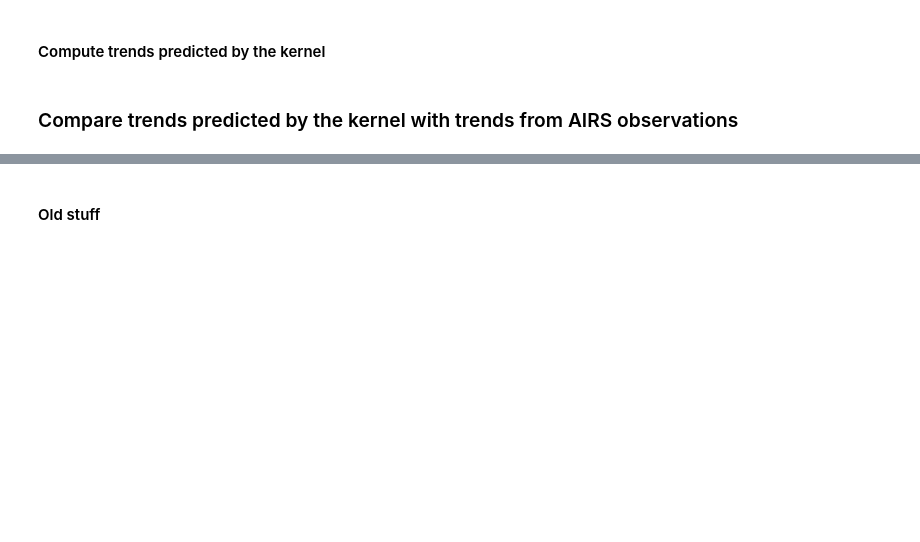
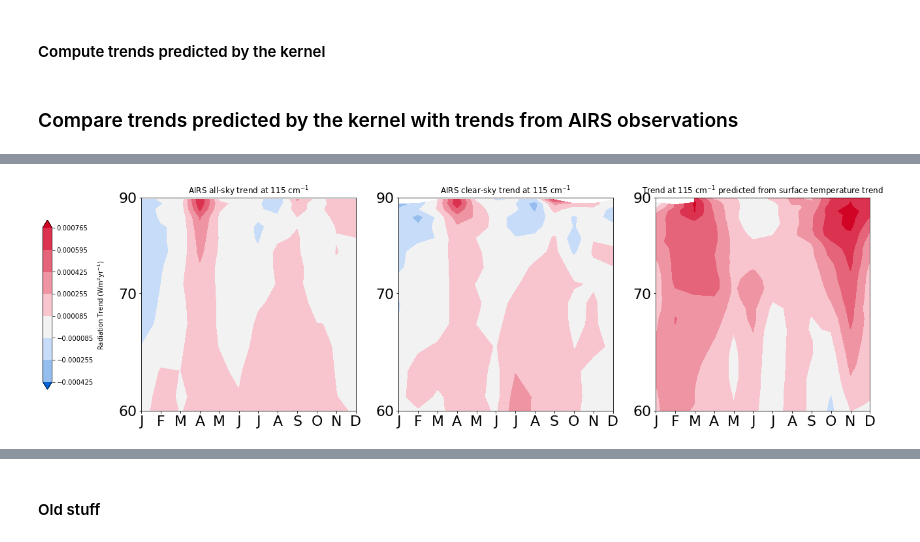
Before and after one commit to jshaw35/spectral_ice, a Jupyter notebook: figure1/AIRS_TScorrection.ipynb, the cells around one changed output, grey strips where cells are left out. Saved outputs shown, nothing was run; the diff lists cells and outputs as text; code cells hidden in the pictures; blank space fills up the shorter version.

```diff
--- a/figure1/AIRS_TScorrection.ipynb
+++ b/figure1/AIRS_TScorrection.ipynb
@@ -384,0 +395,26 @@ Text(0.5, 1.0, 'Trend at 1005 $ \\mathrm{cm^{-1}} $ predicted from surface tempe
+# %%
+def centered_asymm_levels(vmin,vmax,nlevels=7):
+    '''
+    Calculate levels for a contour plot with 7 levels centered at zero.
+    Not sure how well it handles a positive vmin (untested)
+    '''
+
+    band = vmax - vmin
+
+    step = signif(band / nlevels,2) # step distance is roughly 1/7 of the whole range
+    step2 = 2 * signif(step/2,2) # make the step size even so I divides nicely over zero
+
+#     min_steps = signif((vmin + (step2 / 2)) / step2,1)
+#     max_steps = signif((vmax - (step2 / 2)) / step2,1)
+    min_steps = np.round((vmin + (step2 / 2)) / step2)
+    max_steps = np.round((vmax - (step2 / 2)) / step2)
+
+    levels_test = np.arange(step2*(min_steps - 0.5),step2*(max_steps + 0.5)+1e-10,step2)
+
+    return levels_test
+
+def signif(x, p):
+    x = np.asarray(x)
+    x_positive = np.where(np.isfinite(x) & (x != 0), np.abs(x), 10**(p-1))
+    mags = 10 ** (p - 1 - np.floor(np.log10(x_positive)))
+    return np.round(x * mags) / mags
@@ -413,0 +543,4 @@ dBvdT
+# %%
+compare_trends(all_data_spec_olr['TREND'],all_data_spec_olr_clr['TREND'],predicted_spectral_trends,115)
+# %% [output]
+[figure, added]
```
Also changed, not shown: parts of 32 cells of this notebook, 1 other file.
